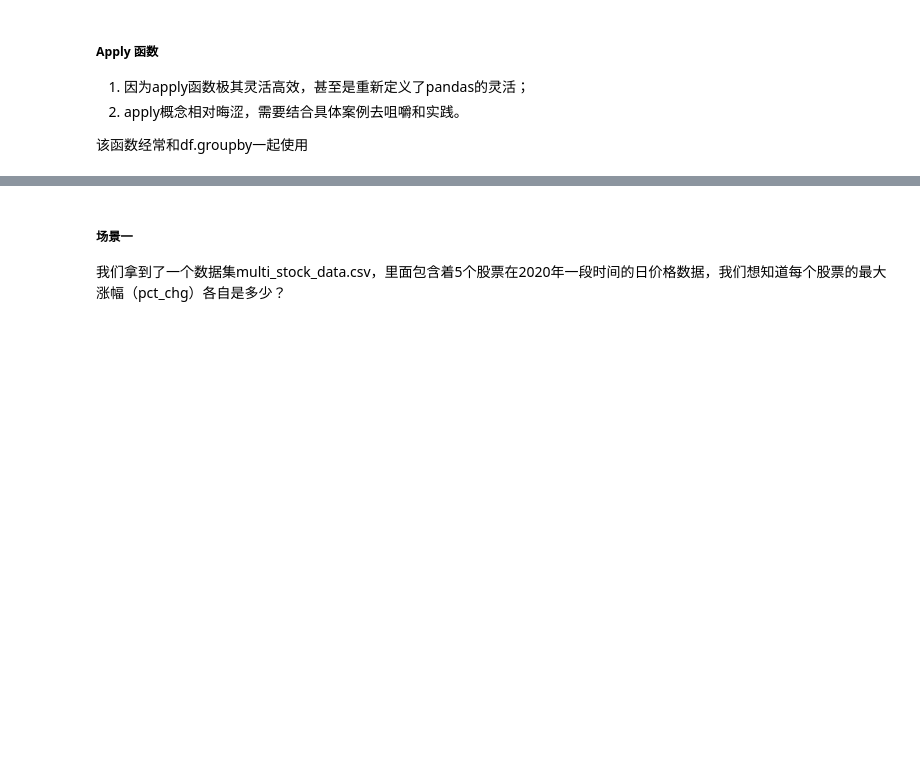
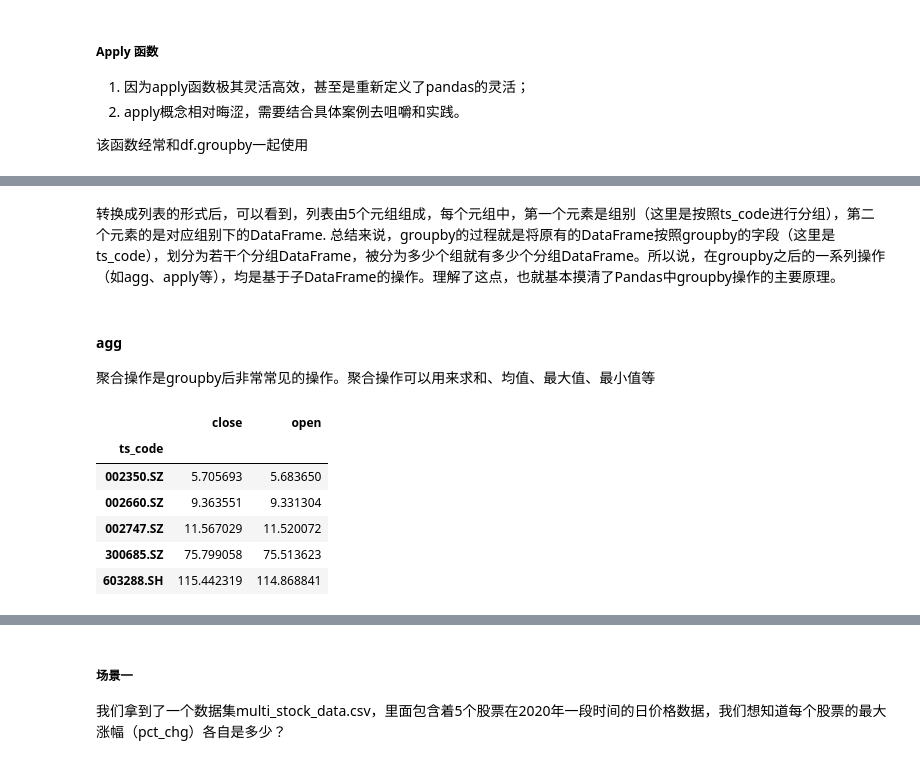
Before and after one commit to xinihe/jrxy_python_course, a Jupyter notebook: BasicSession/pandas_learn.ipynb, the cells around one changed output, grey strips where cells are left out. Drawn from its saved outputs; the diff is of its cells as text; code cells hidden in the pictures; blank space fills up the shorter version.

```diff
--- a/BasicSession/pandas_learn.ipynb
+++ b/BasicSession/pandas_learn.ipynb
@@ -226,0 +264,18 @@ sort_df.head(10)
+# %% [markdown]
+转换成列表的形式后，可以看到，列表由5个元组组成，每个元组中，第一个元素是组别（这里是按照ts_code进行分组），第二个元素的是对应组别下的DataFrame.
+总结来说，groupby的过程就是将原有的DataFrame按照groupby的字段（这里是ts_code），划分为若干个分组DataFrame，被分为多少个组就有多少个分组DataFrame。所以说，在groupby之后的一系列操作（如agg、apply等），均是基于子DataFrame的操作。理解了这点，也就基本摸清了Pandas中groupby操作的主要原理。
+# %% [markdown]
+#### agg
+
+聚合操作是groupby后非常常见的操作。聚合操作可以用来求和、均值、最大值、最小值等
+# %%
+mean_perform = df.groupby('ts_code')['close','open'].agg('mean')
+mean_perform
+# %% [output]
+|  | close | open |
+| ts_code |  |  |
+| 002350.SZ | 5.705693 | 5.683650 |
+| 002660.SZ | 9.363551 | 9.331304 |
+| 002747.SZ | 11.567029 | 11.520072 |
+| 300685.SZ | 75.799058 | 75.513623 |
+| 603288.SH | 115.442319 | 114.868841 |
```
Also changed, not shown: parts of 9 cells of this notebook, 3 other files.
